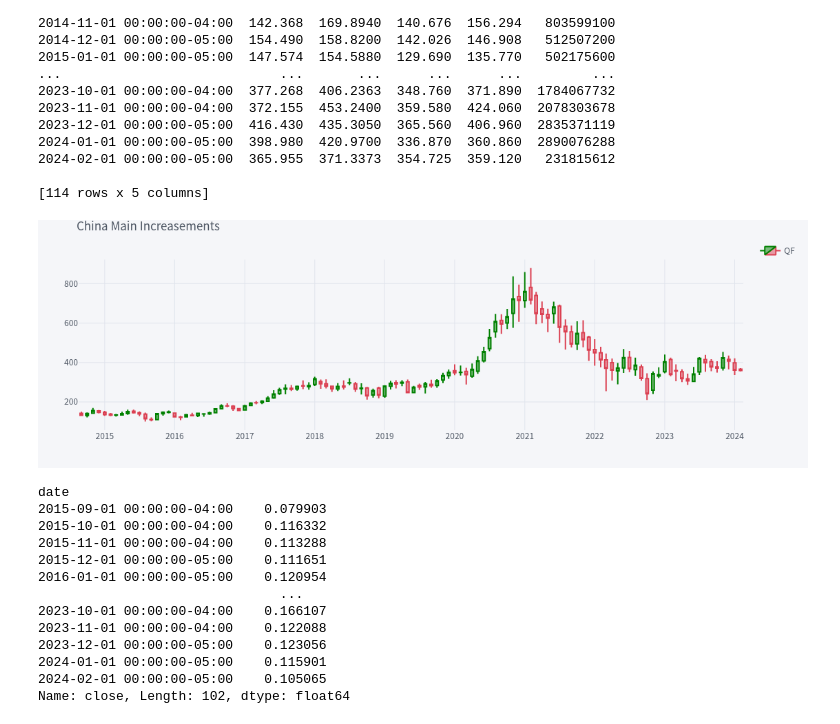
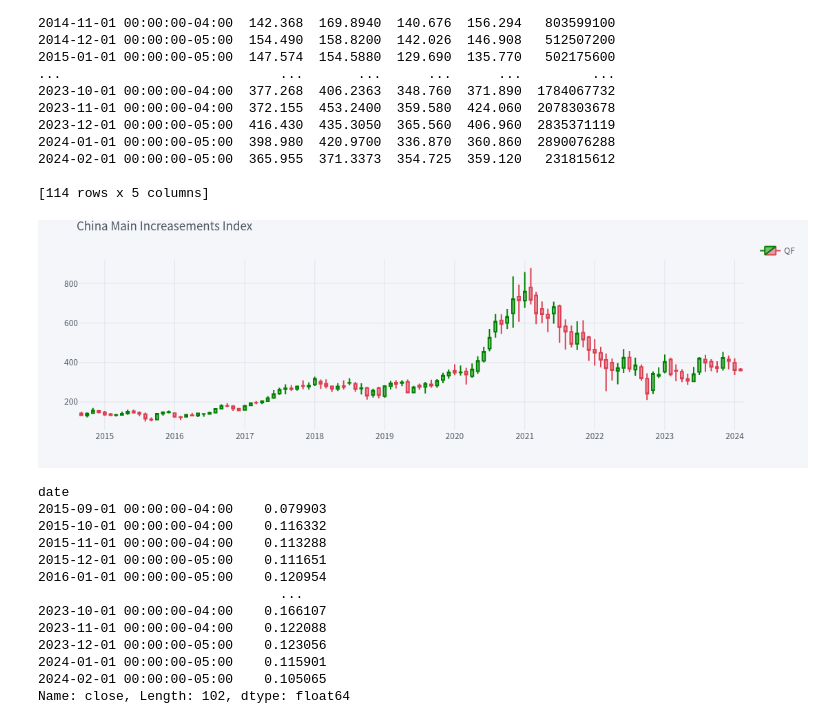
Before and after one commit to kaixindeken/china_indexation, a Jupyter notebook: increments_us.ipynb, the cells around one changed output. Drawn from its saved outputs; the diff is of its cells as text; code cells hidden in the pictures.

```diff
--- a/increments_us.ipynb
+++ b/increments_us.ipynb
@@ -144,12 +144,12 @@ date
 import cufflinks as cf
 # %%
 cf.set_config_file(offline=True, world_readable=True)
-qf = cf.QuantFig(indexation, title="China Main Increasements", legend="right", name="QF")
+qf = cf.QuantFig(indexation, title="China Main Increasements Index", legend="right", name="QF")
 #qf.add_volume()
 # qf.add_trendline('2014-09-01','2024-01-01',on='close',textangle=0)
 qf.iplot(up_color='green',down_color='red')
 # %% [output]
-[figure, old version]
+[figure, new version]
 # %%
 close = indexation[CLOSE]
 # 计算月收益率
```
Also changed, not shown: parts of 2 cells of this notebook, 6 other files.
